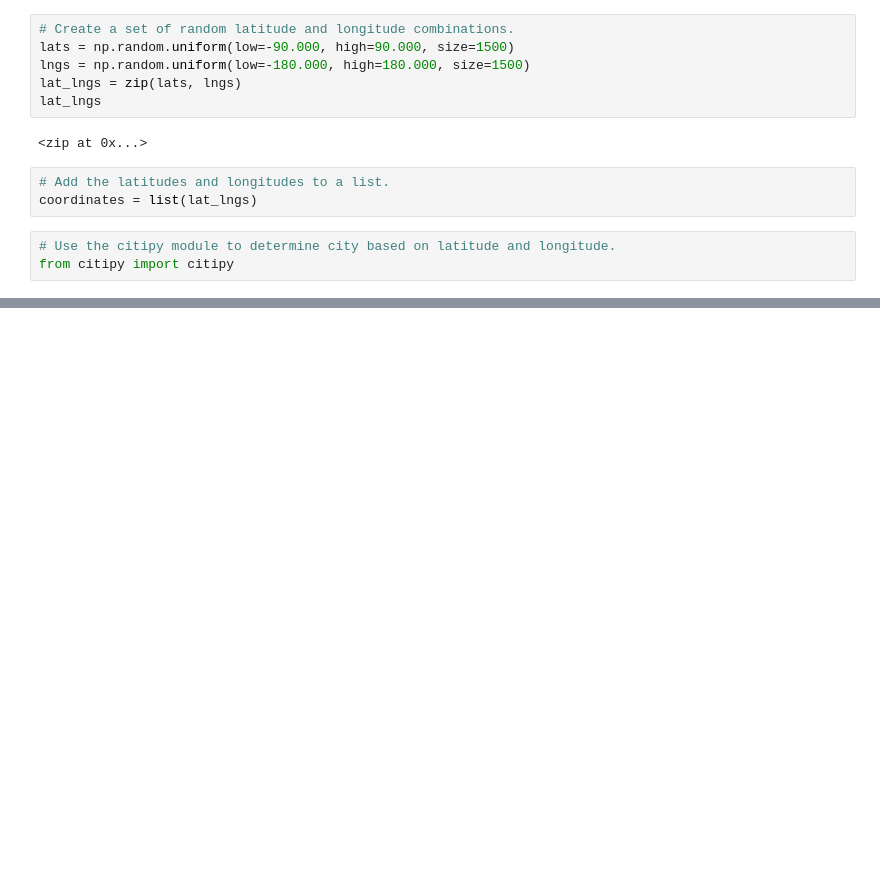
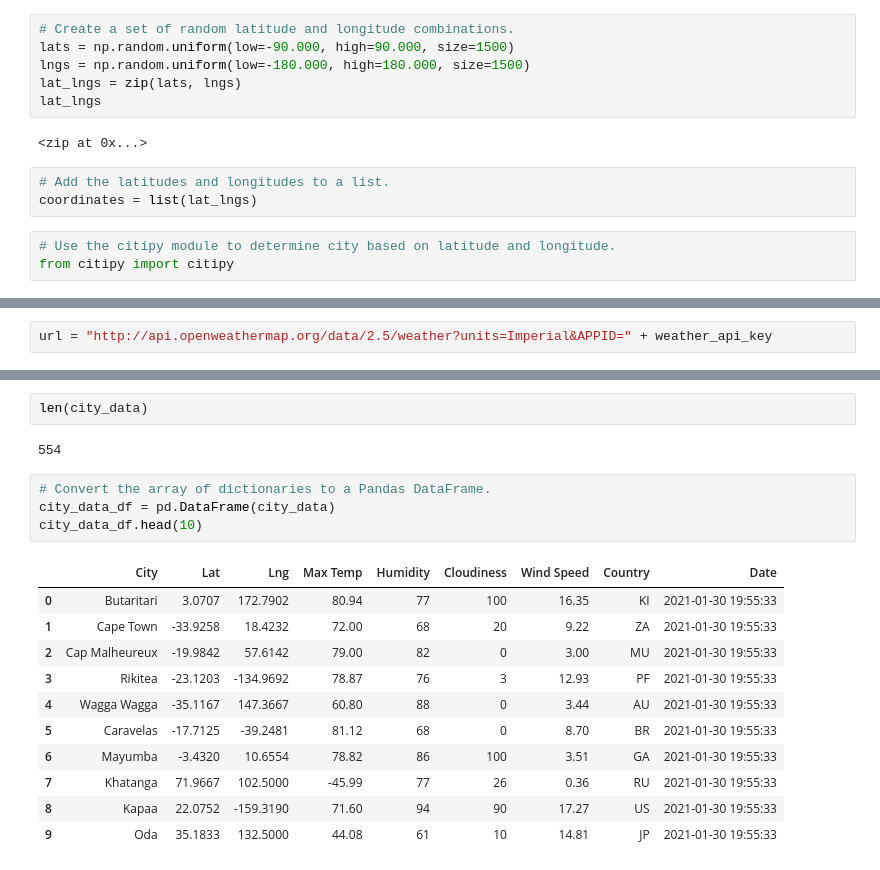
Before and after one commit to dnny-noor/World_Weather_Analysis, a Jupyter notebook: WeatherPy.ipynb, the cells around one changed output, grey strips where cells are left out. Saved outputs shown, nothing was run; the diff lists cells and outputs as text; blank space fills up the shorter version.

Commit message:
Modifying .gitignore and adding WeatherPy file.

```diff
--- a/WeatherPy.ipynb
+++ b/WeatherPy.ipynb
@@ -33,0 +43,2 @@ len(cities)
+# %%
+url = "http://api.openweathermap.org/data/2.5/weather?units=Imperial&APPID=" + weather_api_key
@@ -33,0 +123,20 @@ len(cities)
+# %%
+len(city_data)
+# %% [output]
+554
+# %%
+# Convert the array of dictionaries to a Pandas DataFrame.
+city_data_df = pd.DataFrame(city_data)
+city_data_df.head(10)
+# %% [output]
+|  | City | Lat | Lng | Max Temp | Humidity | Cloudiness | Wind Speed | Country | Date |
+| 0 | Butaritari | 3.0707 | 172.7902 | 80.94 | 77 | 100 | 16.35 | KI | 2021-01-30 19:55:33 |
+| 1 | Cape Town | -33.9258 | 18.4232 | 72.00 | 68 | 20 | 9.22 | ZA | 2021-01-30 19:55:33 |
+| 2 | Cap Malheureux | -19.9842 | 57.6142 | 79.00 | 82 | 0 | 3.00 | MU | 2021-01-30 19:55:33 |
+| 3 | Rikitea | -23.1203 | -134.9692 | 78.87 | 76 | 3 | 12.93 | PF | 2021-01-30 19:55:33 |
+| 4 | Wagga Wagga | -35.1167 | 147.3667 | 60.80 | 88 | 0 | 3.44 | AU | 2021-01-30 19:55:33 |
+| 5 | Caravelas | -17.7125 | -39.2481 | 81.12 | 68 | 0 | 8.70 | BR | 2021-01-30 19:55:33 |
+| 6 | Mayumba | -3.4320 | 10.6554 | 78.82 | 86 | 100 | 3.51 | GA | 2021-01-30 19:55:33 |
+| 7 | Khatanga | 71.9667 | 102.5000 | -45.99 | 77 | 26 | 0.36 | RU | 2021-01-30 19:55:33 |
+| 8 | Kapaa | 22.0752 | -159.3190 | 71.60 | 94 | 90 | 17.27 | US | 2021-01-30 19:55:33 |
+| 9 | Oda | 35.1833 | 132.5000 | 44.08 | 61 | 10 | 14.81 | JP | 2021-01-30 19:55:33 |
```
Also changed, not shown: parts of 5 cells of this notebook, 2 other files.
